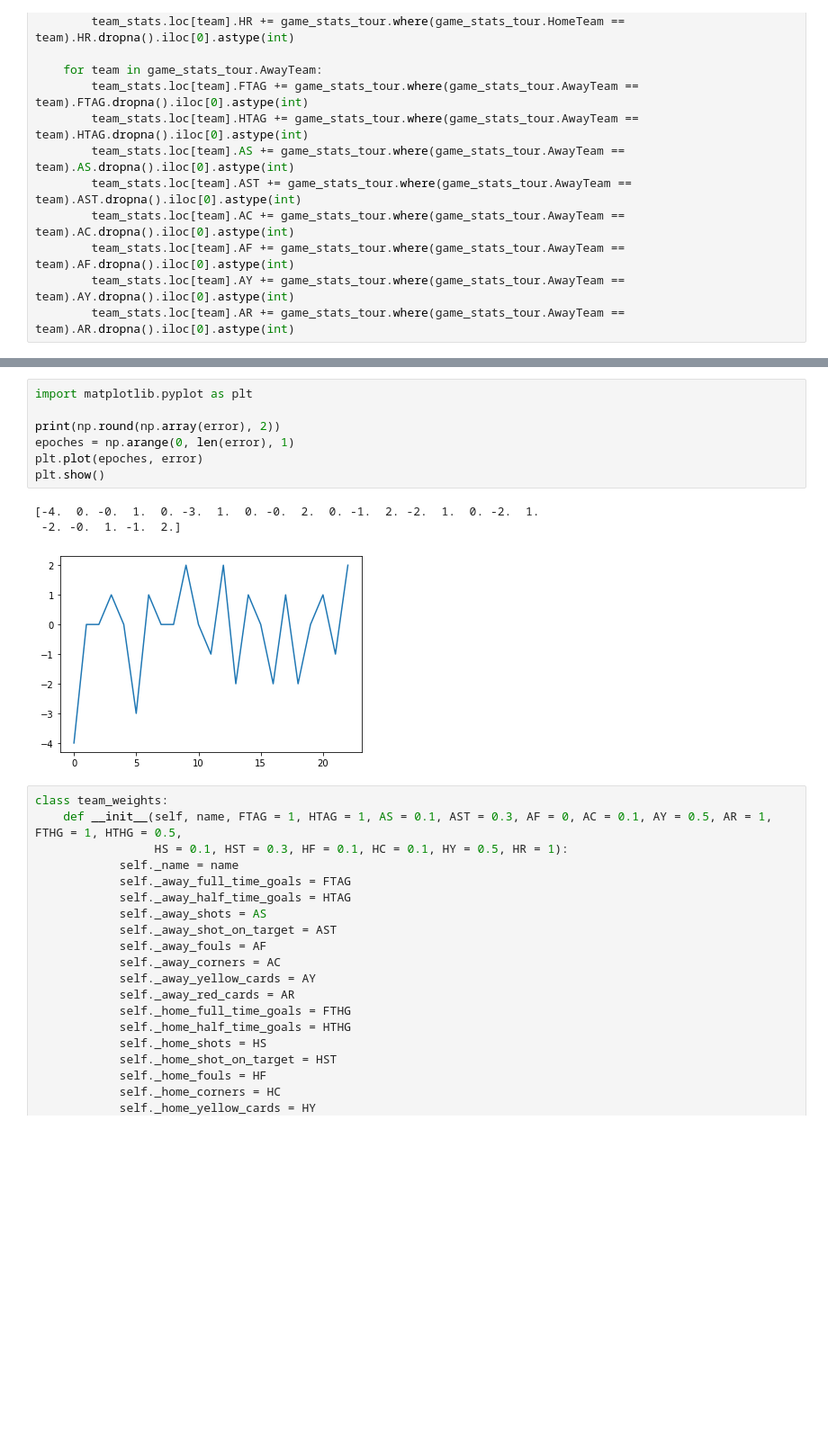
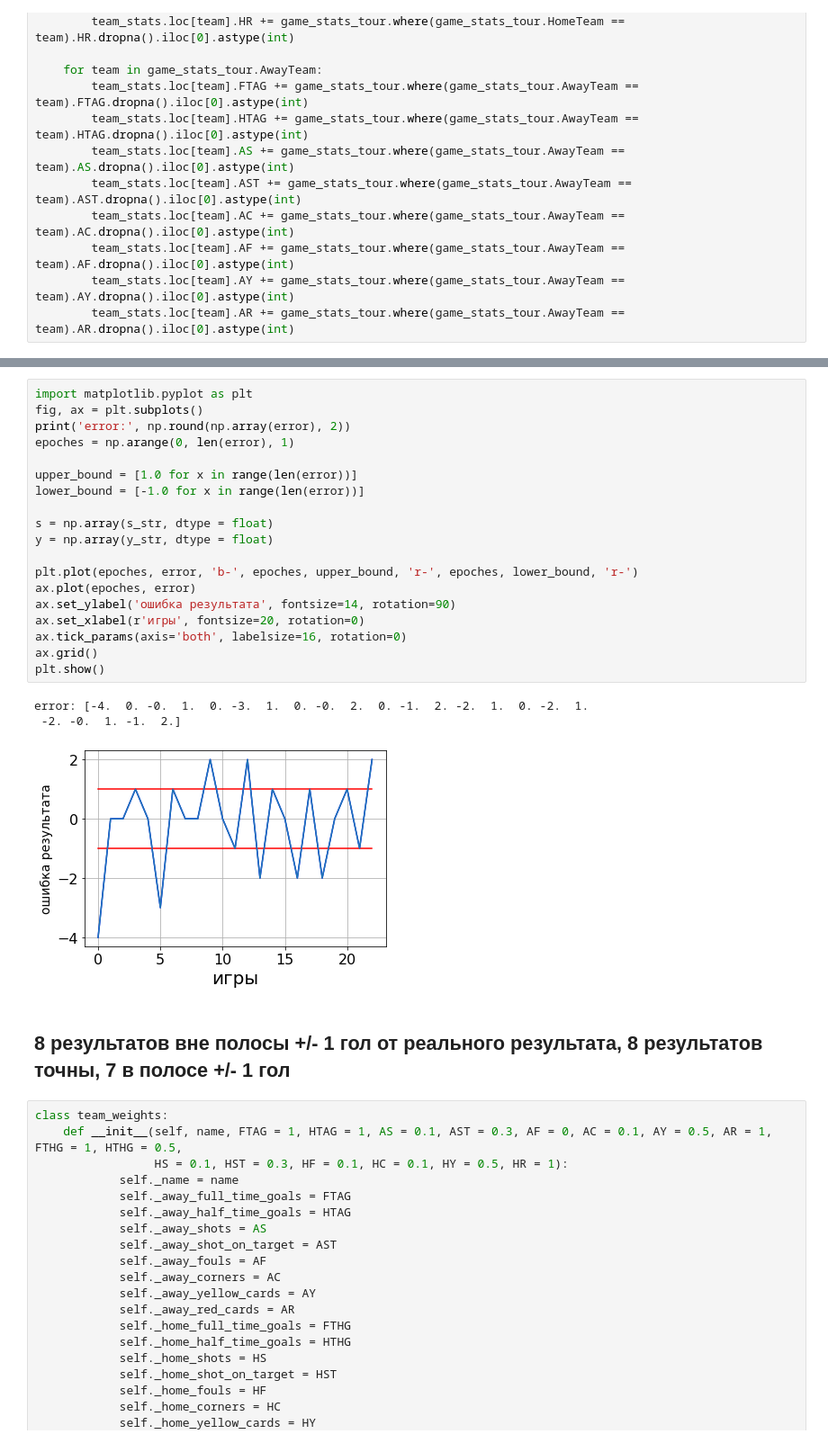
Before and after one commit to starasow/stuff, a Jupyter notebook: football_stats.ipynb, the cells around one changed output, grey strips where cells are left out. Shown at 90% size. Cells and saved outputs as stored; diff of their text form; blank space fills up the shorter version.

```diff
--- a/football_stats.ipynb
+++ b/football_stats.ipynb
@@ -144,15 +151,29 @@ team result not found, epoch =  3
  -0.49 -0.62  0.   -0.04]
-# %%
-import matplotlib.pyplot as plt
-
-print(np.round(np.array(error), 2))
-epoches = np.arange(0, len(error), 1)
-plt.plot(epoches, error)
-plt.show()
-# %% [output]
-[-4.  0. -0.  1.  0. -3.  1.  0. -0.  2.  0. -1.  2. -2.  1.  0. -2.  1.
- -2. -0.  1. -1.  2.]
-[figure, removed]
+# %%
+import matplotlib.pyplot as plt
+fig, ax = plt.subplots()
+print('error:', np.round(np.array(error), 2))
+epoches = np.arange(0, len(error), 1)
+
+upper_bound = [1.0 for x in range(len(error))]
+lower_bound = [-1.0 for x in range(len(error))]
+
+s = np.array(s_str, dtype = float)
+y = np.array(y_str, dtype = float)
+
+plt.plot(epoches, error, 'b-', epoches, upper_bound, 'r-', epoches, lower_bound, 'r-')
+ax.plot(epoches, error)
+ax.set_ylabel('ошибка результата', fontsize=14, rotation=90)
+ax.set_xlabel(r'игры', fontsize=20, rotation=0)
+ax.tick_params(axis='both', labelsize=16, rotation=0)
+ax.grid()
+plt.show()
+# %% [output]
+error: [-4.  0. -0.  1.  0. -3.  1.  0. -0.  2.  0. -1.  2. -2.  1.  0. -2.  1.
+ -2. -0.  1. -1.  2.]
+[figure, added]
+# %% [markdown]
+## 8 результатов вне полосы +/- 1 гол от реального результата, 8 результатов точны, 7 в полосе +/- 1 гол
 # %%
 class team_weights:
     def __init__(self, name, FTAG = 1, HTAG = 1, AS = 0.1, AST = 0.3, AF = 0, AC = 0.1, AY = 0.5, AR = 1, FTHG = 1, HTHG = 0.5,
```
Also changed, not shown: parts of 4 cells of this notebook.
